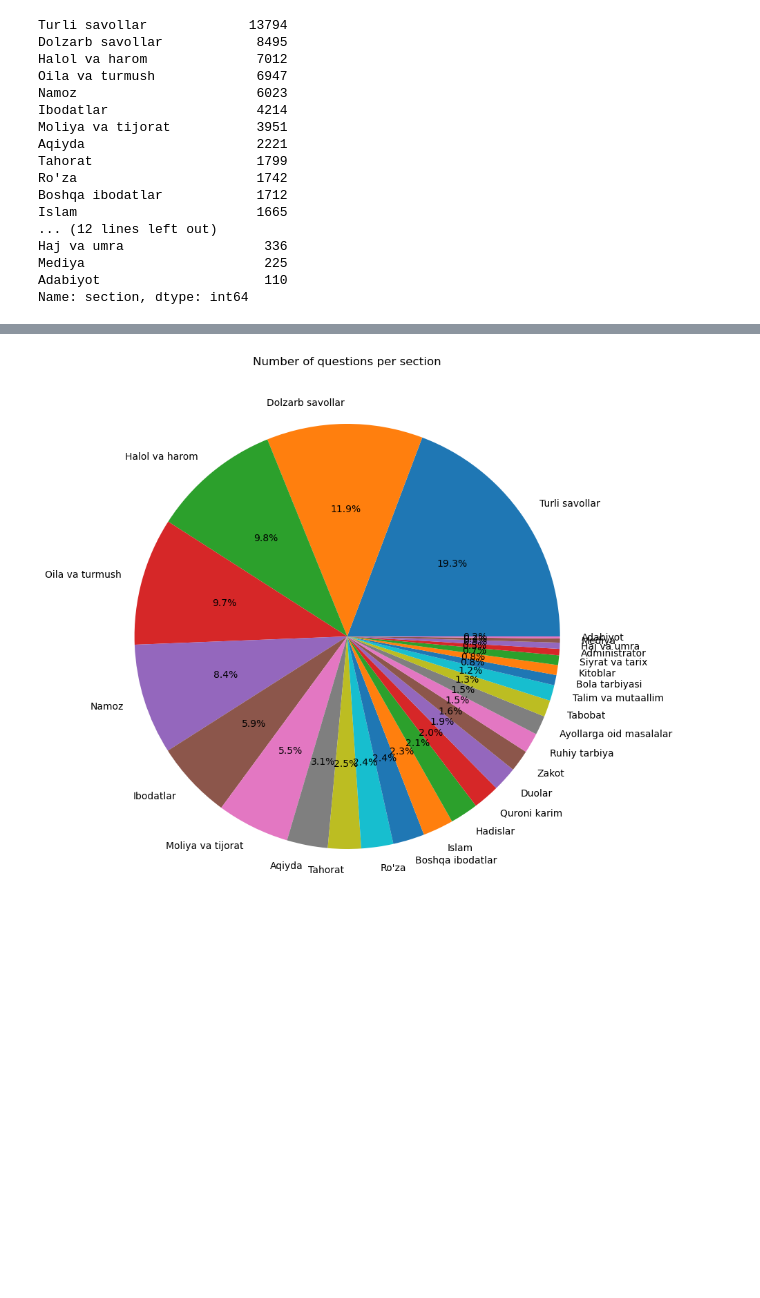
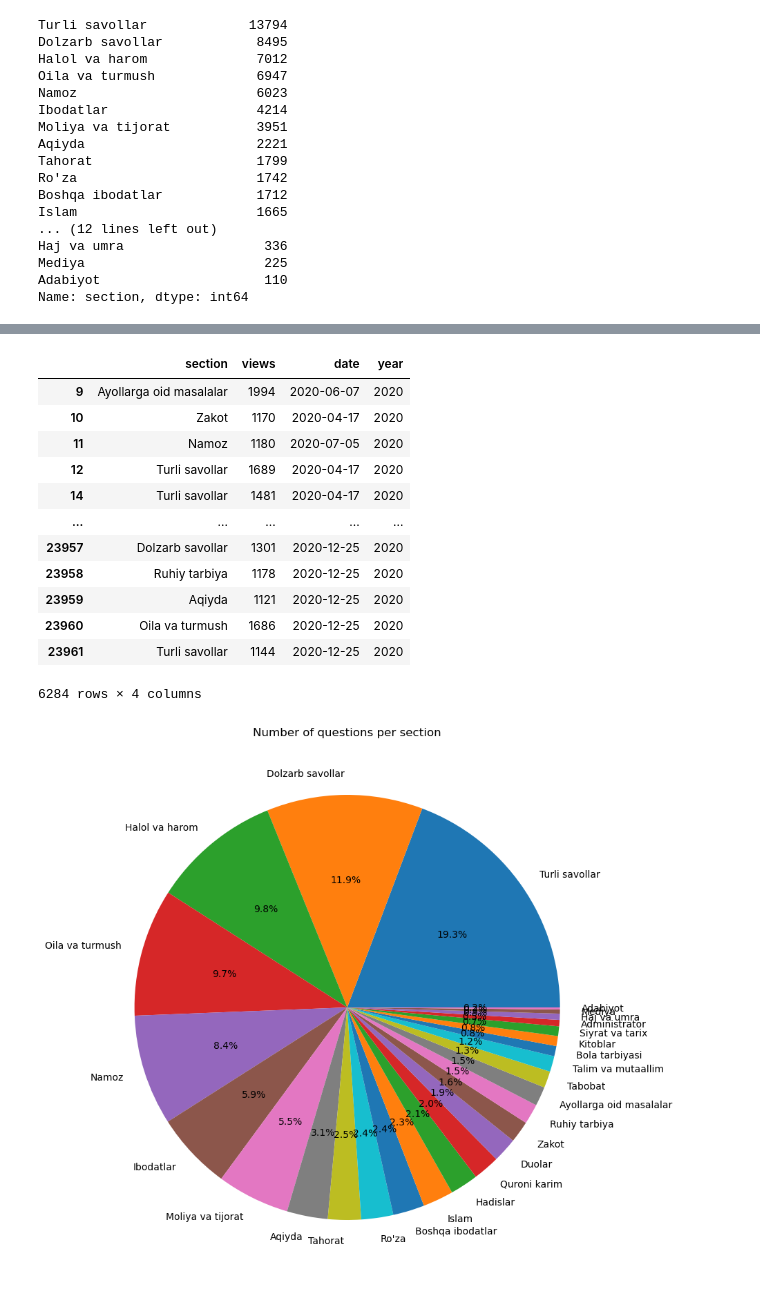
Before and after one commit to Abubakr1710/Data-Analysis-for-savollar.islom.uz, a Jupyter notebook: Web_Scraping/final_data_processing.ipynb, the cells around one changed output, grey strips where cells are left out. Drawn from its saved outputs; the diff is of its cells as text; code cells hidden in the pictures; blank space fills up the shorter version.

```diff
--- a/Web_Scraping/final_data_processing.ipynb
+++ b/Web_Scraping/final_data_processing.ipynb
@@ -156,3 +195,21 @@ Name: section, dtype: int64
+# %%
+#printing 2020 year data
+data_2020 = data[data['year'] == 2020]
+data_2020
+# %% [output]
+|  | section | views | date | year |
+| 9 | Ayollarga oid masalalar | 1994 | 2020-06-07 | 2020 |
+| 10 | Zakot | 1170 | 2020-04-17 | 2020 |
+| 11 | Namoz | 1180 | 2020-07-05 | 2020 |
+| 12 | Turli savollar | 1689 | 2020-04-17 | 2020 |
+| 14 | Turli savollar | 1481 | 2020-04-17 | 2020 |
+| ... | ... | ... | ... | ... |
+| 23957 | Dolzarb savollar | 1301 | 2020-12-25 | 2020 |
+| 23958 | Ruhiy tarbiya | 1178 | 2020-12-25 | 2020 |
+| 23959 | Aqiyda | 1121 | 2020-12-25 | 2020 |
+| 23960 | Oila va turmush | 1686 | 2020-12-25 | 2020 |
+| 23961 | Turli savollar | 1144 | 2020-12-25 | 2020 |
+6284 rows × 4 columns
 # %%
 #creating pie chart for number of questions per section
 plt.figure(figsize=(10,10))
```
Also changed, not shown: parts of 5 cells of this notebook.
